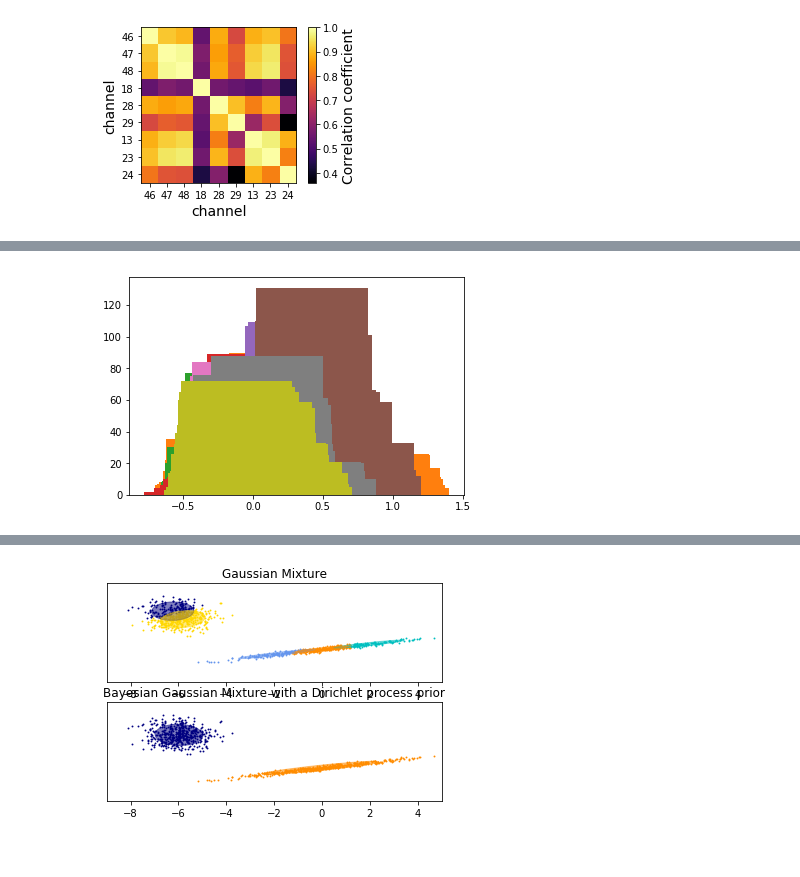
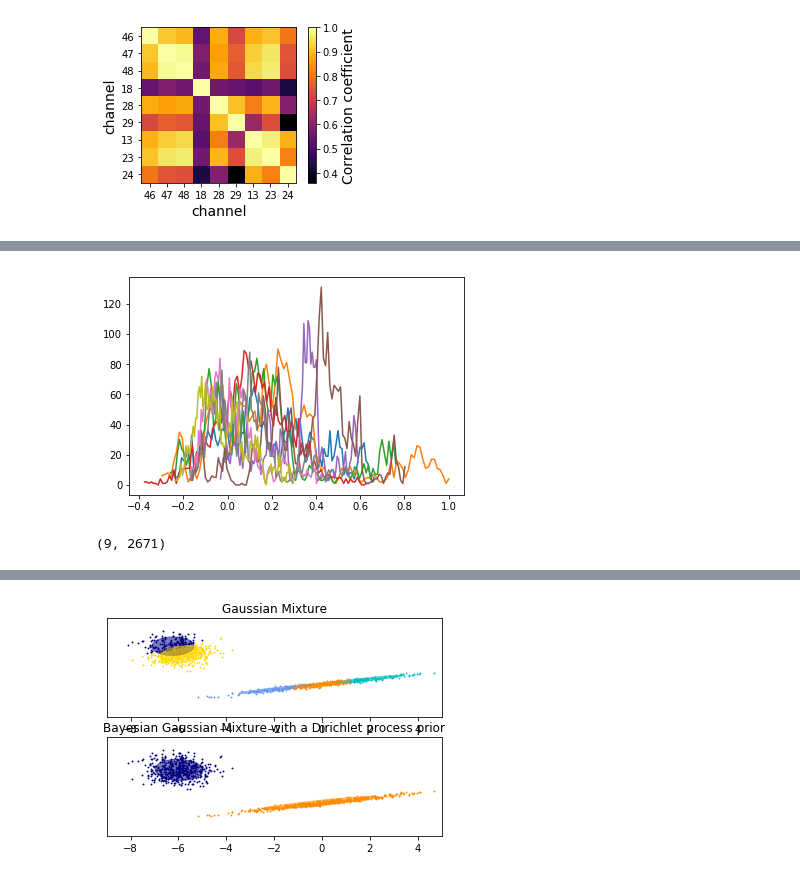
Before and after one commit to g-torr/data-driven, a Jupyter notebook: oxy.ipynb, the cells around one changed output, grey strips where cells are left out. Drawn from its saved outputs; the diff is of its cells as text; code cells hidden in the pictures.

Commit message:
averaged statistics and histogram for raw data

```diff
--- a/oxy.ipynb
+++ b/oxy.ipynb
@@ -8,6 +8,11 @@ from sklearn import mixture
 import mat2python
 data,trial,classes=mat2python.mat2python(repetition_number=0)
 #sampling rate 10 Hz
+oxy=data[:,0:52]
+roi1=[46,47,48]
+roi2=[18,28,29]
+roi3=[13, 23, 24]
+signal=oxy[:,roi1+roi2+roi3]
 # %% [output]
  I am loading the 0 repetition of the protocol
 # %% [markdown]
@@ -83,3 +88,12 @@ tight_layout()
 # %% [output]
 (2671, 52)
 [figure]
+# %%
+figure(figsize=(4,3))
+
+h,b=histogram(signal[:,3],bins=100)
+plot((b[:-1]+b[1:])/2,h/sum(h))
+xlabel("Signal (mM mm)",fontsize=14)
+ylabel("Frequency",fontsize=14)
+tight_layout()
+savefig("./figure/histogram.pdf")
@@ -86,10 +102,16 @@ tight_layout()
 # %%
 hs=[]
 bs=[]
+ss=[]
 for i in arange(0,len(signal[0,:])):
+    ss+=[signal[:,i]]
     h,b=histogram(signal[:,i],bins=100)
     hs+=[h]
     bs+=[b]
-    bar((b[:-1]+b[1:])/2,h)
+    plot((b[:-1]+b[1:])/2,h)
 # %% [output]
-[figure, old version]
+[figure, new version]
+# %%
+shape(ss)
+# %% [output]
+(9, 2671)
```
Also changed, not shown: parts of 4 cells of this notebook, 18 other files.
